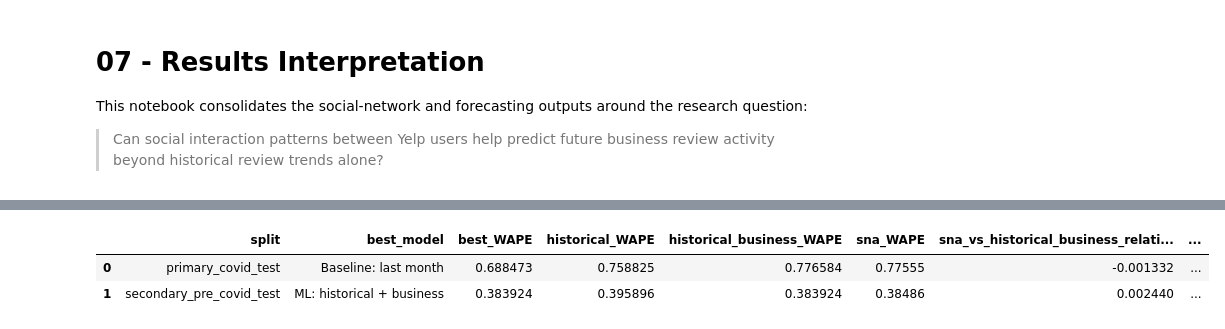
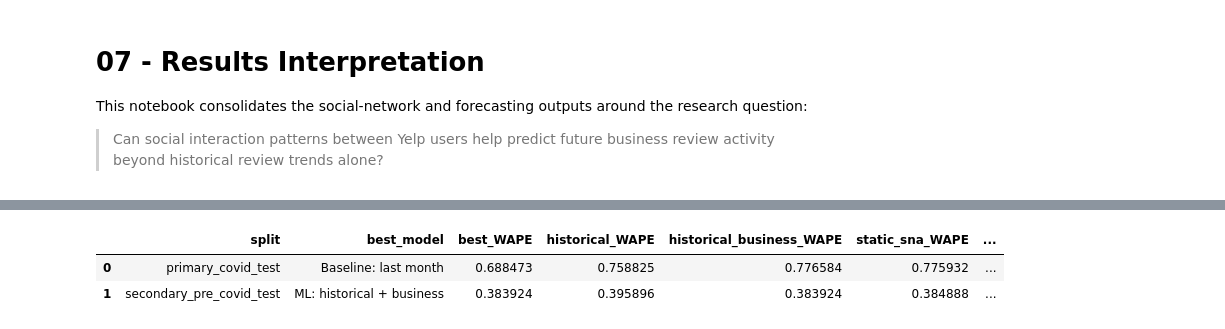
Before and after one commit to MehdiHellall/community-forecasting-yelp, a Jupyter notebook: notebooks/07_results_interpretation.ipynb, the cells around one changed output, grey strips where cells are left out. Cells and saved outputs as stored; diff of their text form; code cells hidden in the pictures.

```diff
--- a/notebooks/07_results_interpretation.ipynb
+++ b/notebooks/07_results_interpretation.ipynb
@@ -48,27 +50,31 @@ metrics.sort_values(["split", "WAPE", "MAE"])
 # %%
 summary_rows = []
 for split_name, split_metrics in metrics.groupby("split"):
     ranked = split_metrics.sort_values("WAPE").reset_index(drop=True)
     best = ranked.iloc[0]
     hist = split_metrics[split_metrics["model"] == "ML: historical"].iloc[0]
     hist_business = split_metrics[split_metrics["model"] == "ML: historical + business"].iloc[0]
+    static_sna = split_metrics[split_metrics["model"] == "ML: historical + business + static SNA"].iloc[0]
     sna = split_metrics[split_metrics["model"] == "ML: historical + business + SNA"].iloc[0]
     summary_rows.append({
         "split": split_name,
         "best_model": best["model"],
         "best_WAPE": best["WAPE"],
         "historical_WAPE": hist["WAPE"],
         "historical_business_WAPE": hist_business["WAPE"],
-        "sna_WAPE": sna["WAPE"],
-        "sna_vs_historical_business_relative_change": (sna["WAPE"] - hist_business["WAPE"]) / hist_business["WAPE"],
-        "sna_vs_historical_relative_change": (sna["WAPE"] - hist["WAPE"]) / hist["WAPE"],
+        "static_sna_WAPE": static_sna["WAPE"],
+        "dynamic_sna_WAPE": sna["WAPE"],
+        "static_sna_vs_historical_business_relative_change": (static_sna["WAPE"] - hist_business["WAPE"]) / hist_business["WAPE"],
+        "dynamic_sna_vs_static_sna_relative_change": (sna["WAPE"] - static_sna["WAPE"]) / static_sna["WAPE"],
+        "dynamic_sna_vs_historical_business_relative_change": (sna["WAPE"] - hist_business["WAPE"]) / hist_business["WAPE"],
+        "dynamic_sna_vs_historical_relative_change": (sna["WAPE"] - hist["WAPE"]) / hist["WAPE"],
     })
 interpretation_summary = pd.DataFrame(summary_rows)
 interpretation_summary
 # %% [output]
-|  | split | best_model | best_WAPE | historical_WAPE | historical_business_WAPE | sna_WAPE | sna_vs_historical_business_relati... | ... |
-| 0 | primary_covid_test | Baseline: last month | 0.688473 | 0.758825 | 0.776584 | 0.77555 | -0.001332 | ... |
-| 1 | secondary_pre_covid_test | ML: historical + business | 0.383924 | 0.395896 | 0.383924 | 0.38486 | 0.002440 | ... |
+|  | split | best_model | best_WAPE | historical_WAPE | historical_business_WAPE | static_sna_WAPE | ... |
+| 0 | primary_covid_test | Baseline: last month | 0.688473 | 0.758825 | 0.776584 | 0.775932 | ... |
+| 1 | secondary_pre_covid_test | ML: historical + business | 0.383924 | 0.395896 | 0.383924 | 0.384888 | ... |
 # %%
 print("Social graph summary")
 for key, value in graph_summary.items():
```
Also changed, not shown: parts of 5 cells of this notebook, 2 other files.
